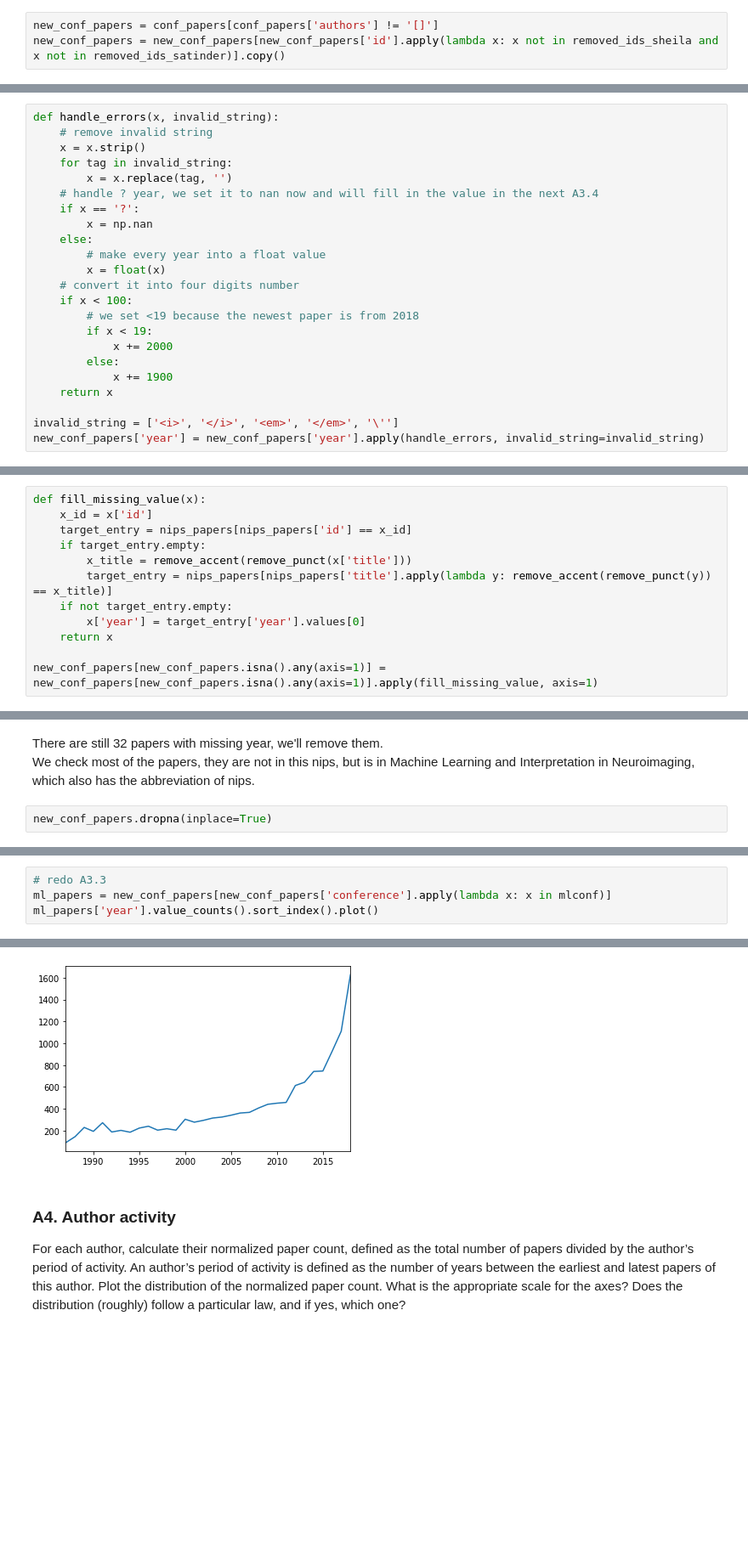
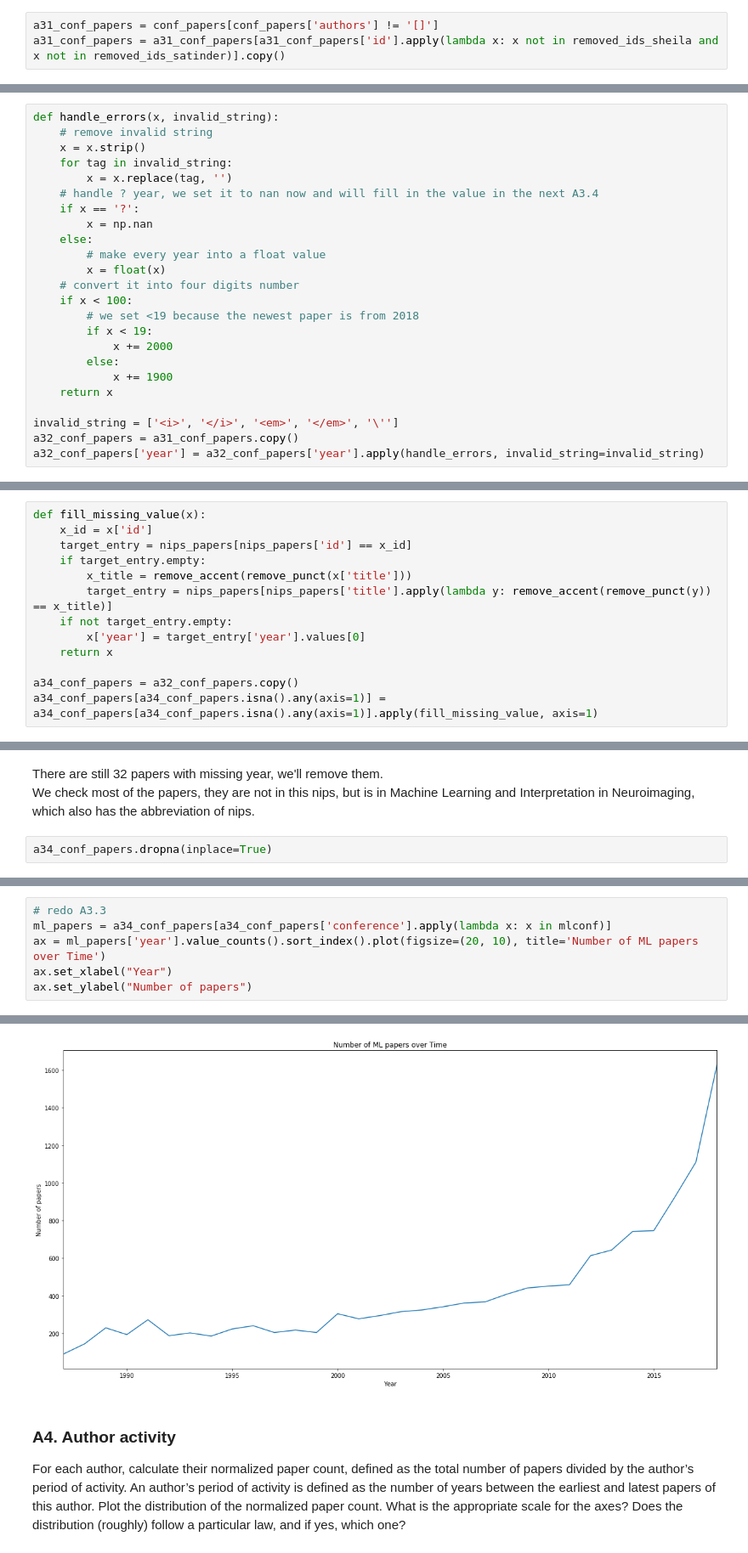
Before and after one commit to dinotuku/2019, a Jupyter notebook: Homework/01 - Pandas and Data Wrangling/hw1.ipynb, the cells around one changed output, grey strips where cells are left out. Shown at 85% size. Cells and saved outputs as stored; diff of their text form; blank space fills up the shorter version.

```diff
--- a/Homework/01 - Pandas and Data Wrangling/hw1.ipynb
+++ b/Homework/01 - Pandas and Data Wrangling/hw1.ipynb
@@ -275,5 +299,5 @@ new_conf_authors = new_conf_authors[new_conf_authors['id'].apply(lambda x: x not
 # %%
-new_conf_papers = conf_papers[conf_papers['authors'] != '[]']
-new_conf_papers = new_conf_papers[new_conf_papers['id'].apply(lambda x: x not in removed_ids_sheila and x not in removed_ids_satinder)].copy()
+a31_conf_papers = conf_papers[conf_papers['authors'] != '[]']
+a31_conf_papers = a31_conf_papers[a31_conf_papers['id'].apply(lambda x: x not in removed_ids_sheila and x not in removed_ids_satinder)].copy()
 # %%
 # check if the number of papers are equal in these two dataframs
@@ -345,6 +374,7 @@ def handle_errors(x, invalid_string):
     return x
 
 invalid_string = ['<i>', '</i>', '<em>', '</em>', '\'']
-new_conf_papers['year'] = new_conf_papers['year'].apply(handle_errors, invalid_string=invalid_string)
+a32_conf_papers = a31_conf_papers.copy()
+a32_conf_papers['year'] = a32_conf_papers['year'].apply(handle_errors, invalid_string=invalid_string)
 # %%
 # apply the same function to new_conf_authors
@@ -517,5 +554,6 @@ def fill_missing_value(x):
         x['year'] = target_entry['year'].values[0]
     return x
 
-new_conf_papers[new_conf_papers.isna().any(axis=1)] = new_conf_papers[new_conf_papers.isna().any(axis=1)].apply(fill_missing_value, axis=1)
+a34_conf_papers = a32_conf_papers.copy()
+a34_conf_papers[a34_conf_papers.isna().any(axis=1)] = a34_conf_papers[a34_conf_papers.isna().any(axis=1)].apply(fill_missing_value, axis=1)
 # %%
@@ -546,6 +584,6 @@ new_conf_papers[new_conf_papers.isna().any(axis=1)].shape[0]
 There are still 32 papers with missing year, we'll remove them.
 We check most of the papers, they are not in this nips, but is in Machine Learning and Interpretation in Neuroimaging, which also has the abbreviation of nips.
 # %%
-new_conf_papers.dropna(inplace=True)
+a34_conf_papers.dropna(inplace=True)
 # %%
 # recreate the author-centric dataframe
@@ -570,5 +610,7 @@ new_conf_papers['year'].value_counts().sort_index().plot()
 # %%
 # redo A3.3
-ml_papers = new_conf_papers[new_conf_papers['conference'].apply(lambda x: x in mlconf)]
-ml_papers['year'].value_counts().sort_index().plot()
+ml_papers = a34_conf_papers[a34_conf_papers['conference'].apply(lambda x: x in mlconf)]
+ax = ml_papers['year'].value_counts().sort_index().plot(figsize=(20, 10), title='Number of ML papers over Time')
+ax.set_xlabel("Year")
+ax.set_ylabel("Number of papers")
 # %% [output]
@@ -576,4 +618,4 @@ ml_papers['year'].value_counts().sort_index().plot()
-[figure, old version]
+[figure, new version]
 # %% [markdown]
 ### A4. Author activity
 
```
Also changed, not shown: parts of 72 cells of this notebook.
